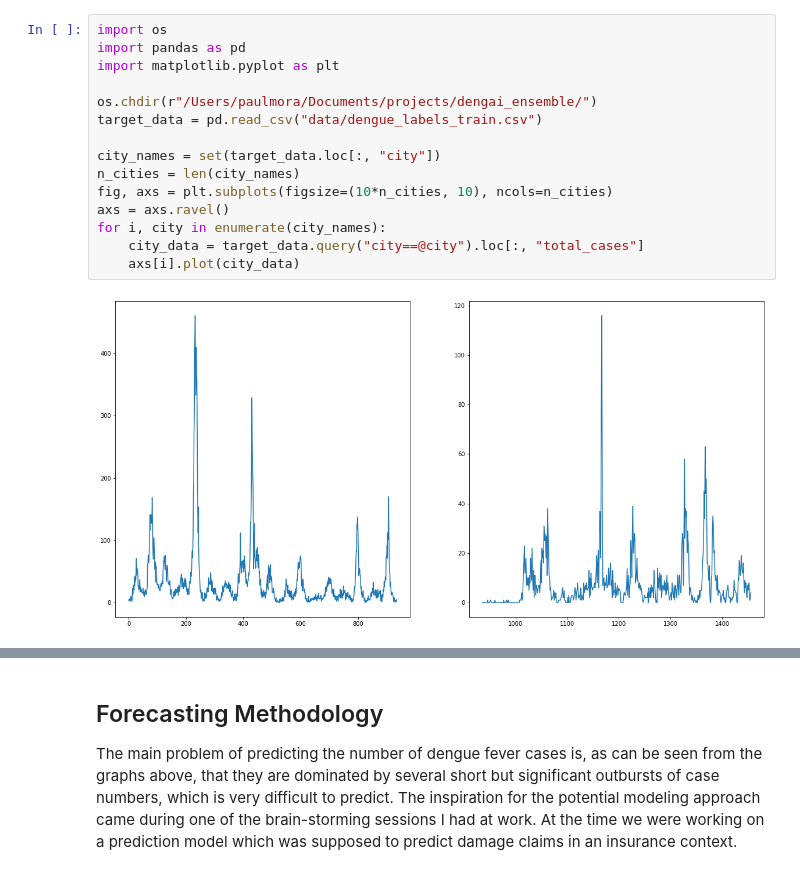
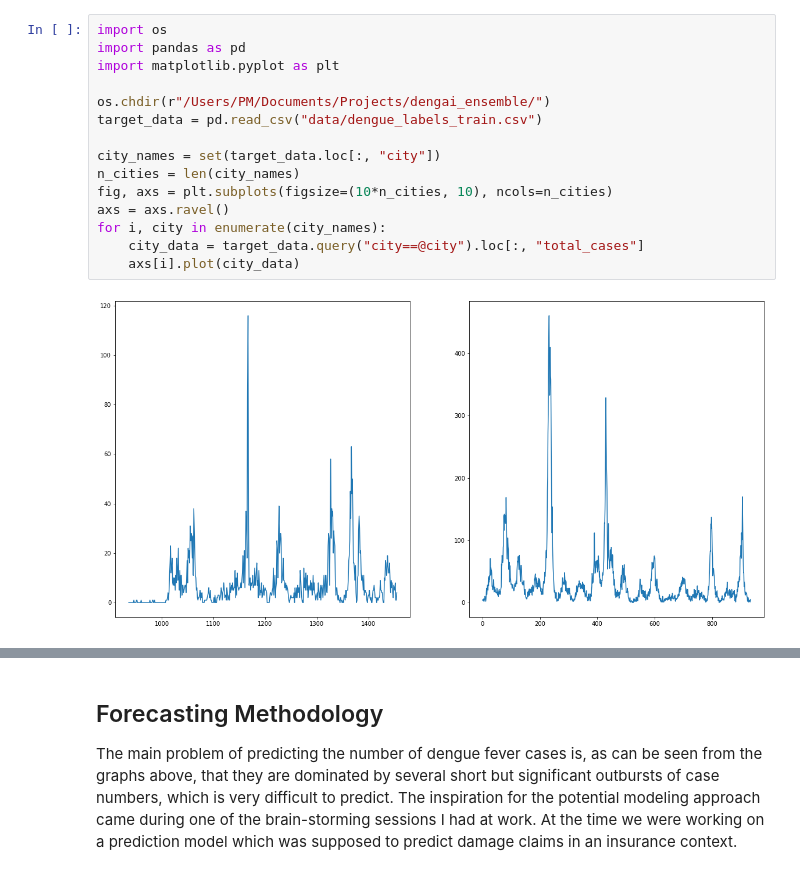
Before and after one commit to data4help/dengai_ensemble, a Jupyter notebook: notebooks/2021-03-09-DengAI2-Second-Attempt-Forecasting.ipynb, the cells around one changed output, grey strips where cells are left out. Cells and saved outputs as stored; diff of their text form.

```diff
--- a/notebooks/2021-03-09-DengAI2-Second-Attempt-Forecasting.ipynb
+++ b/notebooks/2021-03-09-DengAI2-Second-Attempt-Forecasting.ipynb
@@ -29,17 +29,17 @@ In order to get a first idea of the target variable we are facing, we show in th
 # %%
 import os
 import pandas as pd
 import matplotlib.pyplot as plt
 
-os.chdir(r"/Users/paulmora/Documents/projects/dengai_ensemble/")
+os.chdir(r"/Users/PM/Documents/Projects/dengai_ensemble/")
 target_data = pd.read_csv("data/dengue_labels_train.csv")
 
 city_names = set(target_data.loc[:, "city"])
 n_cities = len(city_names)
 fig, axs = plt.subplots(figsize=(10*n_cities, 10), ncols=n_cities)
 axs = axs.ravel()
 for i, city in enumerate(city_names):
     city_data = target_data.query("city==@city").loc[:, "total_cases"]
     axs[i].plot(city_data)
 # %% [output]
-[figure, old version]
+[figure, new version]
```
Also changed, not shown: parts of 5 cells of this notebook, 12 other files.
